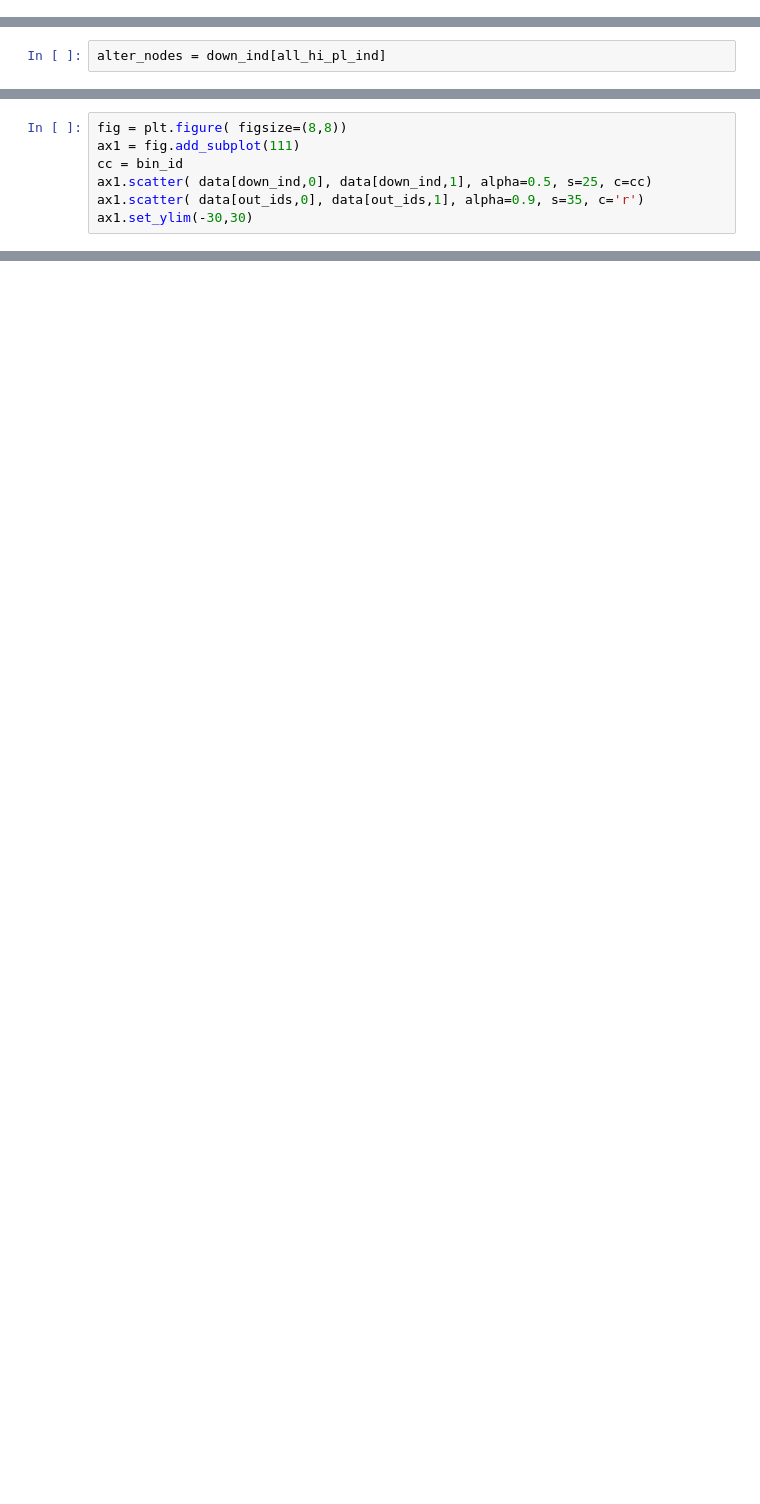
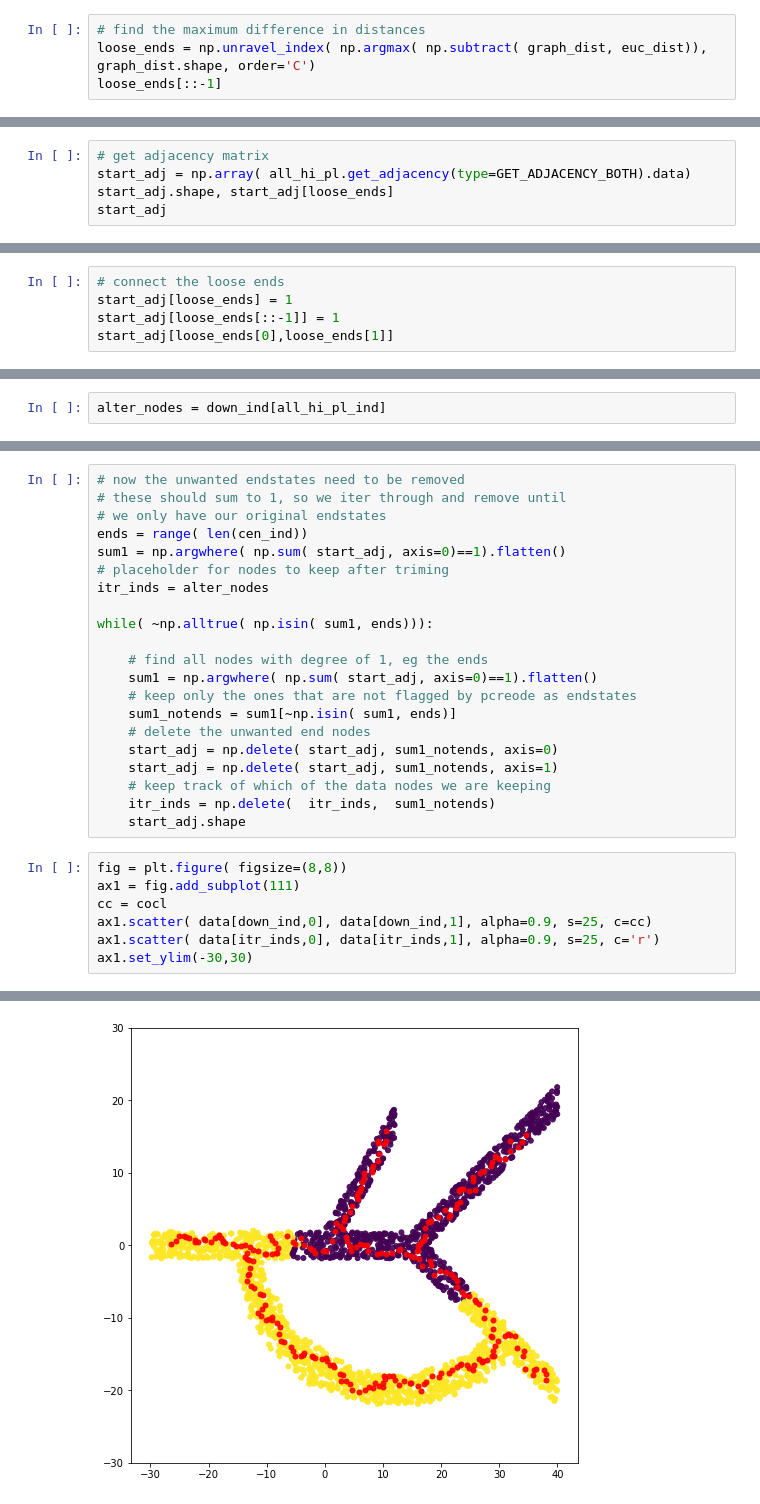
Before and after one commit to herrinca/pCreode, a Jupyter notebook: notebooks/alternate_routes.ipynb, the cells around one changed output, grey strips where cells are left out. Cells and saved outputs as stored; diff of their text form; blank space fills up the shorter version.

```diff
--- a/notebooks/alternate_routes.ipynb
+++ b/notebooks/alternate_routes.ipynb
@@ -628,0 +639,4 @@ np.array( all_hi_pl.get_adjacency().data)
+# %%
+# find the maximum difference in distances
+loose_ends = np.unravel_index( np.argmax( np.subtract( graph_dist, euc_dist)), graph_dist.shape, order='C')
+loose_ends[::-1]
@@ -628,0 +645,5 @@ np.array( all_hi_pl.get_adjacency().data)
+# %%
+# get adjacency matrix
+start_adj = np.array( all_hi_pl.get_adjacency(type=GET_ADJACENCY_BOTH).data)
+start_adj.shape, start_adj[loose_ends]
+start_adj
@@ -628,0 +658,5 @@ np.array( all_hi_pl.get_adjacency().data)
+# %%
+# connect the loose ends
+start_adj[loose_ends] = 1
+start_adj[loose_ends[::-1]] = 1
+start_adj[loose_ends[0],loose_ends[1]]
@@ -651,7 +677,29 @@ NameError: name 'down_node_dist' is not defined
+# %%
+# now the unwanted endstates need to be removed
+# these should sum to 1, so we iter through and remove until
+# we only have our original endstates
+ends = range( len(cen_ind))
+sum1 = np.argwhere( np.sum( start_adj, axis=0)==1).flatten()
+# placeholder for nodes to keep after triming
+itr_inds = alter_nodes
+
+while( ~np.alltrue( np.isin( sum1, ends))):
+
+    # find all nodes with degree of 1, eg the ends
+    sum1 = np.argwhere( np.sum( start_adj, axis=0)==1).flatten()
+    # keep only the ones that are not flagged by pcreode as endstates
+    sum1_notends = sum1[~np.isin( sum1, ends)]
+    # delete the unwanted end nodes
+    start_adj = np.delete( start_adj, sum1_notends, axis=0)
+    start_adj = np.delete( start_adj, sum1_notends, axis=1)
+    # keep track of which of the data nodes we are keeping
+    itr_inds = np.delete(  itr_inds,  sum1_notends)
+    start_adj.shape
 # %%
 fig = plt.figure( figsize=(8,8))
 ax1 = fig.add_subplot(111)
-cc = bin_id
-ax1.scatter( data[down_ind,0], data[down_ind,1], alpha=0.5, s=25, c=cc)
-ax1.scatter( data[out_ids,0], data[out_ids,1], alpha=0.9, s=35, c='r')
+cc = cocl
+ax1.scatter( data[down_ind,0], data[down_ind,1], alpha=0.9, s=25, c=cc)
+ax1.scatter( data[itr_inds,0], data[itr_inds,1], alpha=0.9, s=25, c='r')
 ax1.set_ylim(-30,30)
+# %% [output]
@@ -657,0 +707 @@ ax1.set_ylim(-30,30)
+[figure, added]
```
Also changed, not shown: parts of 41 cells of this notebook, 1 other file.
